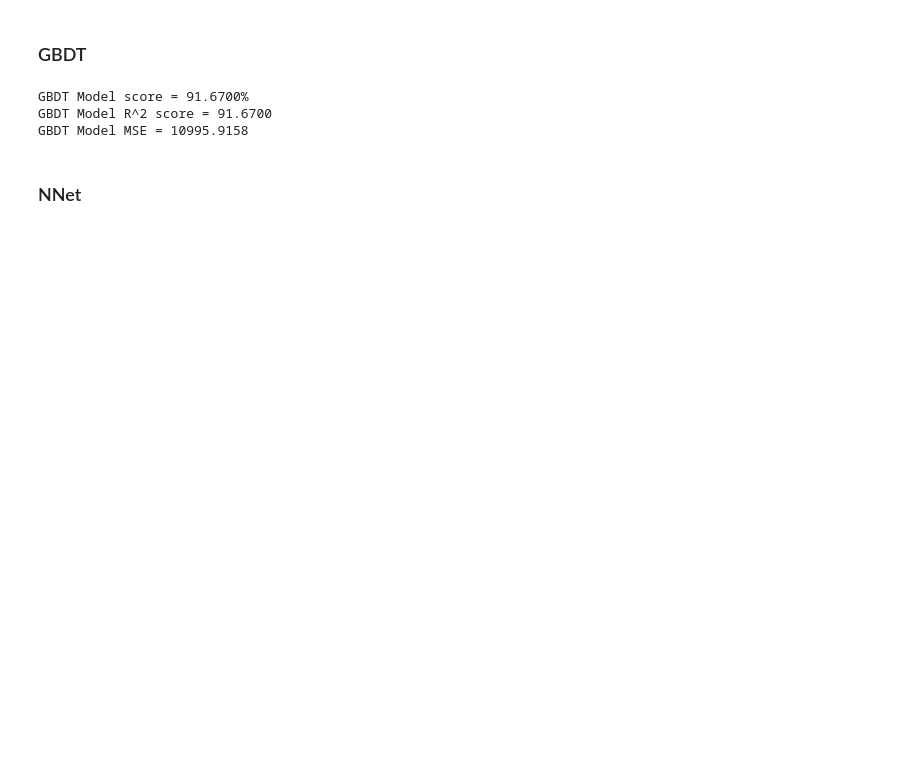
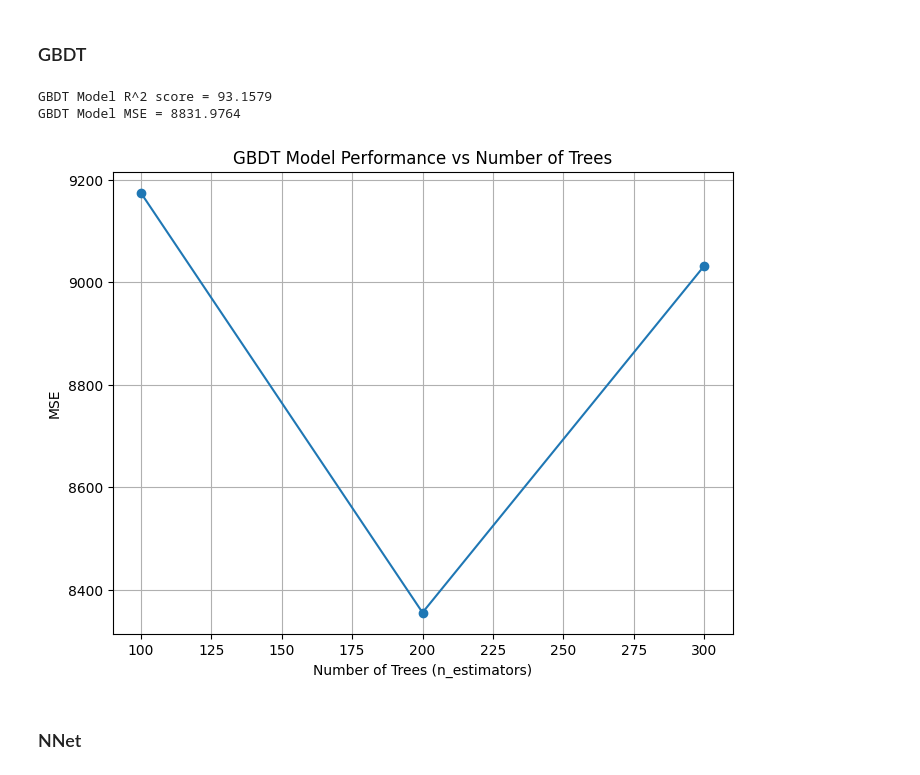
Before and after one commit to HarryXiong24/postgraduate-code-collection, a Jupyter notebook: Winter 2024/ML/project/main.ipynb, the cells around one changed output. Cells and saved outputs as stored; diff of their text form; code cells hidden in the pictures; blank space fills up the shorter version.

```diff
--- a/Winter 2024/ML/project/main.ipynb
+++ b/Winter 2024/ML/project/main.ipynb
@@ -290,23 +340,54 @@ SVM Model MSE = 21214.3493
 # %%
 # GBDT Model Training
 gbdt_model = GradientBoostingRegressor()
-gbdt_model.fit(X_train_scaled, y_train)
+
+# Set the parameters
+param_grid = {
+    "n_estimators": [100, 200, 300],
+    "learning_rate": [0.01, 0.1, 0.2],
+    "max_depth": [3, 4, 5],
+}
+
+grid_search = GridSearchCV(
+    estimator=gbdt_model, param_grid=param_grid, cv=5, scoring="neg_mean_squared_error"
+)
+
+grid_search.fit(X_train_scaled, y_train)
 
 # Predictions and Performance Evaluation
-y_pred_gbdt = gbdt_model.predict(X_test_scaled)
+best_svm_model = grid_search.best_estimator_
+y_pred_gbdt = best_svm_model.predict(X_test_scaled)
 
 # Calculating R^2 and MSE for the models
-gbdt_score = gbdt_model.score(X_test_scaled, y_test) * 100
 gbdt_r2_score = r2_score(y_test, y_pred_gbdt) * 100
 mse_gbdt = mean_squared_error(y_test, y_pred_gbdt)
 
-print(f"GBDT Model score = {gbdt_score:4.4f}%")
 print(f"GBDT Model R^2 score = {gbdt_r2_score:4.4f}")
 print(f"GBDT Model MSE = {mse_gbdt:4.4f}")
 # %% [output]
-GBDT Model score = 91.6700%
-GBDT Model R^2 score = 91.6700
-GBDT Model MSE = 10995.9158
+GBDT Model R^2 score = 93.1579
+GBDT Model MSE = 8831.9764
+# %%
+n_estimators_range = param_grid["n_estimators"]
+mean_scores = np.array(grid_search.cv_results_["mean_test_score"]).reshape(
+    len(n_estimators_range), -1, len(param_grid["max_depth"])
+)
+
+mean_scores = np.abs(mean_scores)
+
+lr_index = param_grid["learning_rate"].index(0.1)
+md_index = param_grid["max_depth"].index(4)
+scores = mean_scores[:, lr_index, md_index]
+
+plt.figure(figsize=(8, 6))
+plt.plot(n_estimators_range, scores, marker="o")
+plt.xlabel("Number of Trees (n_estimators)")
+plt.ylabel("MSE")
+plt.title("GBDT Model Performance vs Number of Trees")
+plt.grid(True)
+plt.show()
+# %% [output]
+[figure, added]
 # %% [markdown]
 ### NNet
 # %%
```
Also changed, not shown: parts of 7 cells of this notebook.
